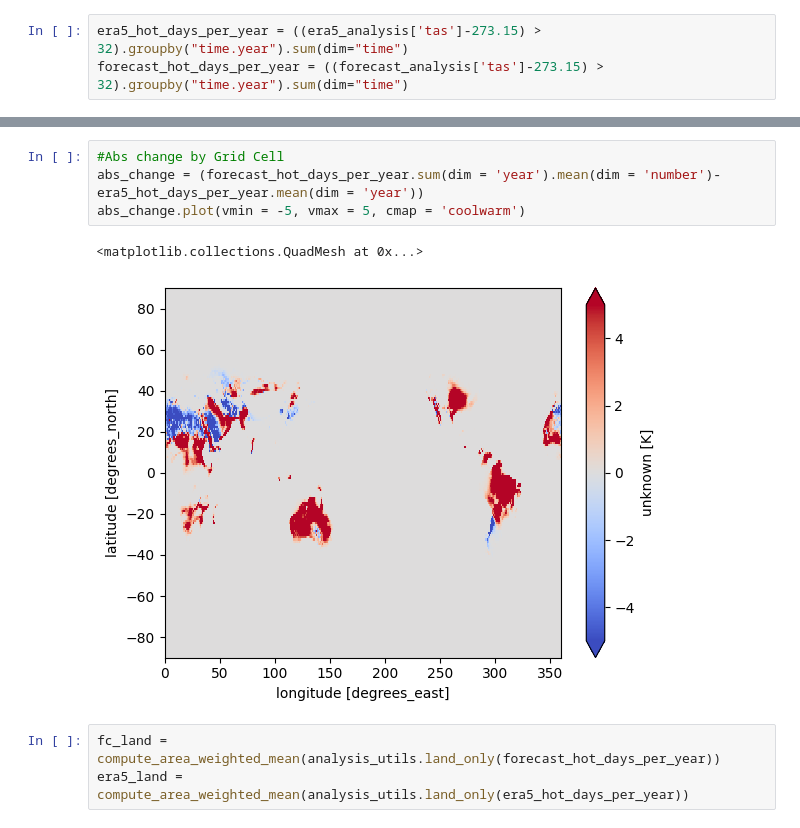
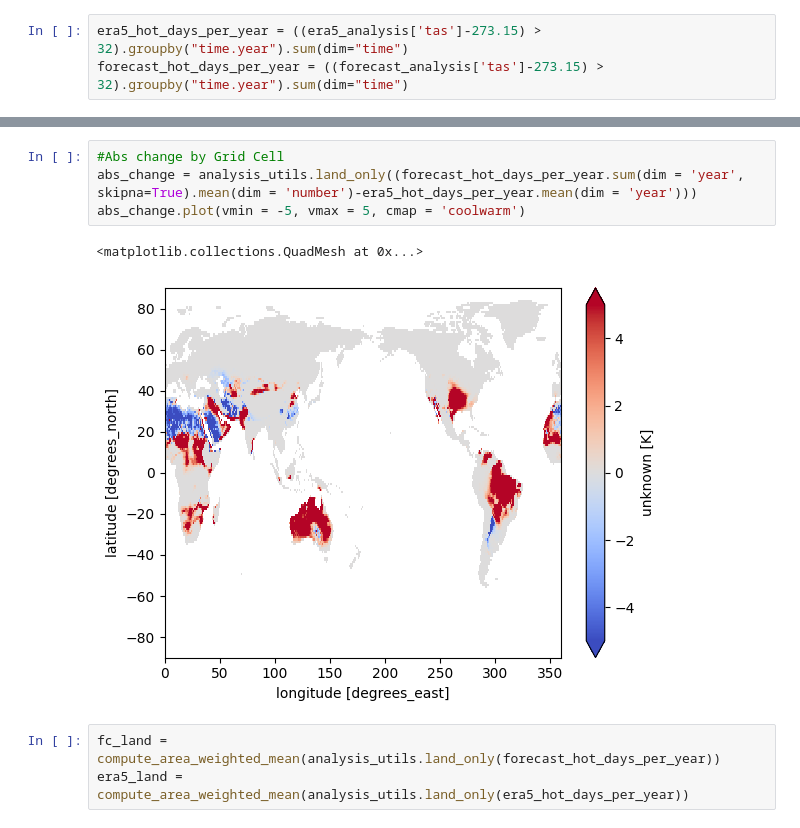
Before and after one commit to ezuetell/poreallas, a Jupyter notebook: analysis/u08_extreme_days_pctchange.ipynb, the cells around one changed output, grey strips where cells are left out. Saved outputs shown, nothing was run; the diff lists cells and outputs as text.

```diff
--- a/analysis/u08_extreme_days_pctchange.ipynb
+++ b/analysis/u08_extreme_days_pctchange.ipynb
@@ -125,10 +125,10 @@ pct_change.plot(vmin = -1, vmax = 1, cmap = 'coolwarm')
 # %%
 #Abs change by Grid Cell
-abs_change = (forecast_hot_days_per_year.sum(dim = 'year').mean(dim = 'number')-era5_hot_days_per_year.mean(dim = 'year'))
+abs_change = analysis_utils.land_only((forecast_hot_days_per_year.sum(dim = 'year', skipna=True).mean(dim = 'number')-era5_hot_days_per_year.mean(dim = 'year')))
 abs_change.plot(vmin = -5, vmax = 5, cmap = 'coolwarm')
 # %% [output]
 <matplotlib.collections.QuadMesh at 0x...>
-[figure, old version]
+[figure, new version]
 # %%
 fc_land = compute_area_weighted_mean(analysis_utils.land_only(forecast_hot_days_per_year))
 era5_land = compute_area_weighted_mean(analysis_utils.land_only(era5_hot_days_per_year))
```
Also changed, not shown: parts of 6 cells of this notebook.
